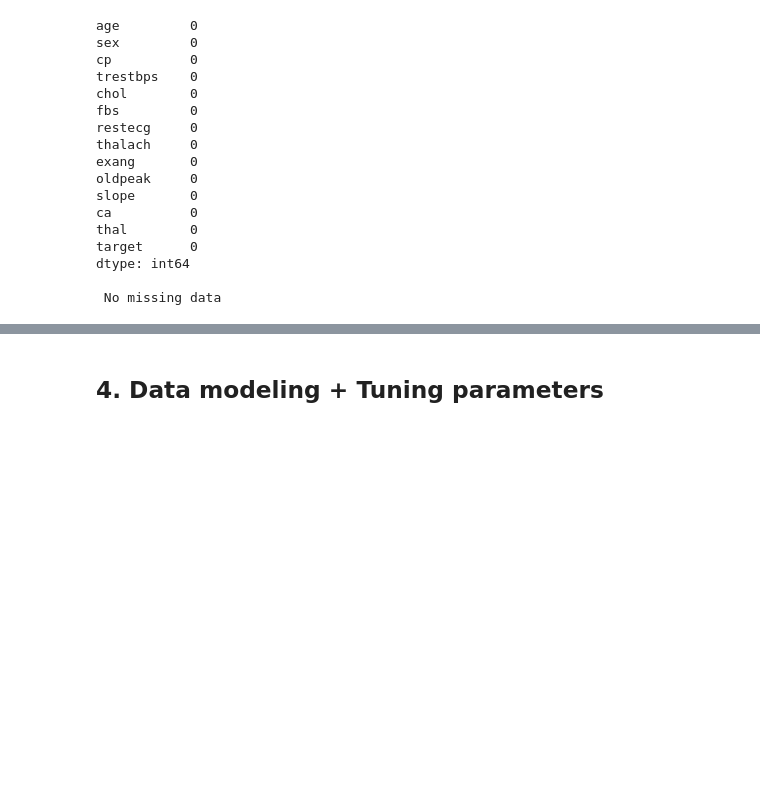
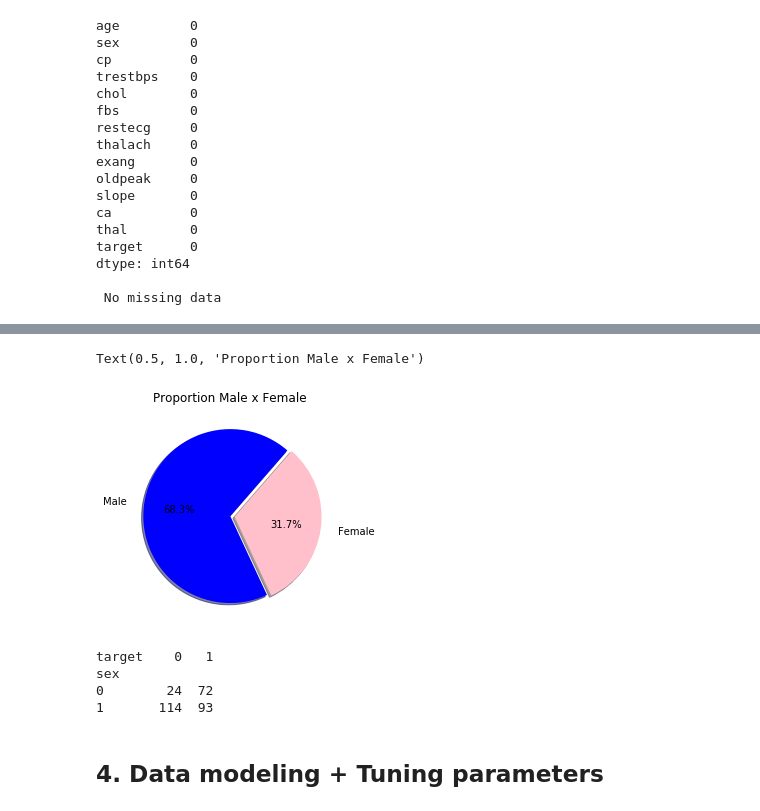
Before and after one commit to marcosrochedo/data-projects, a Jupyter notebook: heart-disease-predict/heart-disease-predict/heart-disease-kaggle.ipynb, the cells around one changed output, grey strips where cells are left out. Drawn from its saved outputs; the diff is of its cells as text; code cells hidden in the pictures; blank space fills up the shorter version.

```diff
--- a/heart-disease-predict/heart-disease-predict/heart-disease-kaggle.ipynb
+++ b/heart-disease-predict/heart-disease-predict/heart-disease-kaggle.ipynb
@@ -75,3 +85,21 @@ Name: target, dtype: int64
+# %%
+# Proportion of males and females
+
+n_sex = data["sex"].value_counts()
+sizes = list(n_sex.values)
+fig, ax = plt.subplots()
+ax.pie(n_sex, labels= ["Male", "Female"], colors=["blue", "pink"], shadow=True, labeldistance=1.2, autopct='%1.1f%%', explode=(0, 0.05), startangle=49)
+plt.title("Proportion Male x Female")
+# %% [output]
+Text(0.5, 1.0, 'Proportion Male x Female')
+[figure, added]
+# %%
+print(pd.crosstab(data.sex, data.target))
+# %% [output]
+target    0   1
+sex
+0        24  72
+1       114  93
 # %% [markdown]
 ## 4. Data modeling + Tuning parameters
 # %%
```
Also changed, not shown: parts of 5 cells of this notebook.
